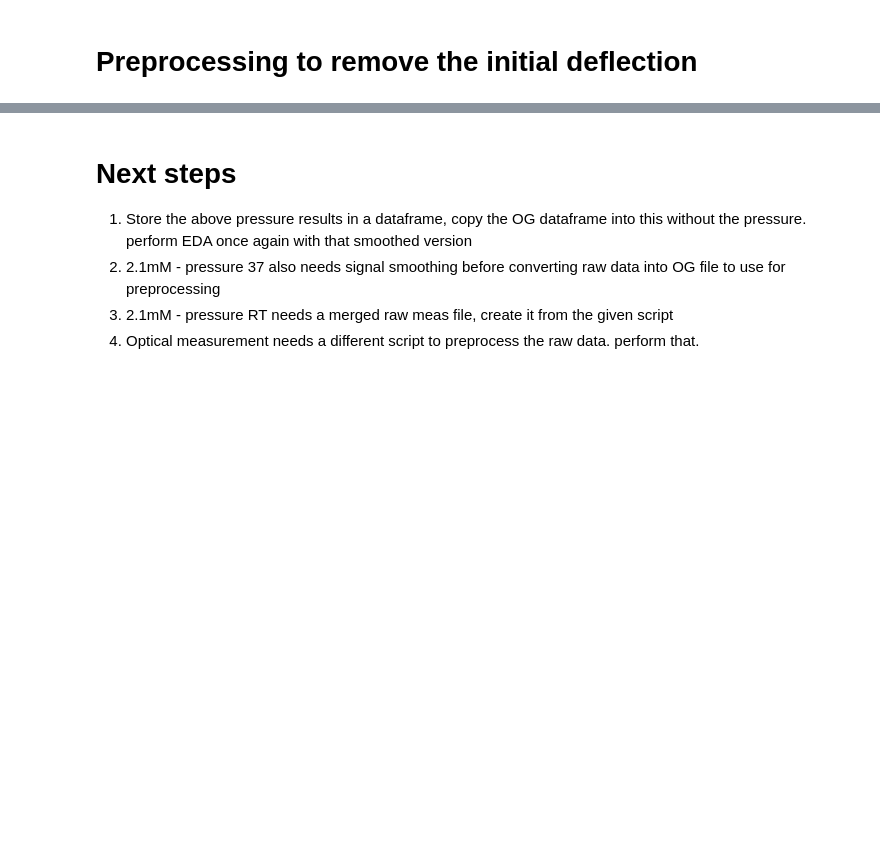
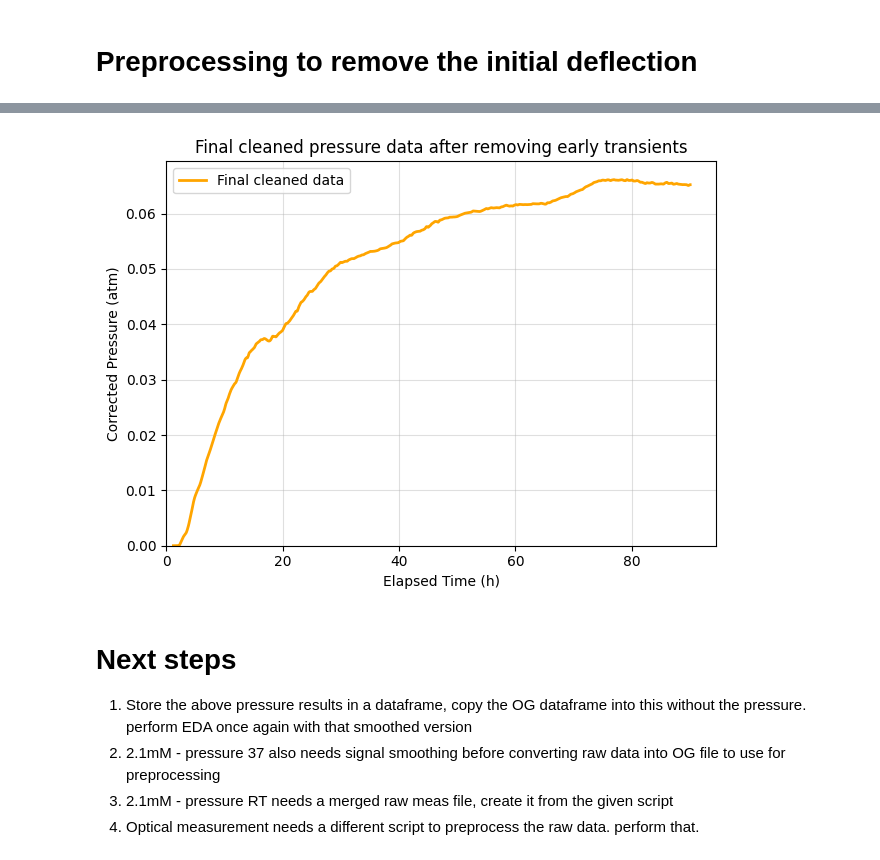
Before and after one commit to ChandrikaSethumadhavan/Master_Thesis, a Jupyter notebook: 37deg at 4mL/2_EDA_37deg.ipynb, the cells around one changed output, grey strips where cells are left out. Saved outputs shown, nothing was run; the diff lists cells and outputs as text; code cells hidden in the pictures; blank space fills up the shorter version.

```diff
--- a/37deg at 4mL/2_EDA_37deg.ipynb
+++ b/37deg at 4mL/2_EDA_37deg.ipynb
@@ -1545,3 +1559,25 @@ Samples/hour ≈ 3600.0, persist_n = 480, smooth_n = 180
+# %%
+#there are too many 0 values now, just keep 1 0 value and remove the rest
+nonzero_mask = p_corrected > 0
+first_nonzero_idx = np.argmax(nonzero_mask)
+t_final = t[first_nonzero_idx:]
+p_final = p_corrected[first_nonzero_idx:]
+p_final = np.clip(p_final, 0, None)
+
+
+#during plotting, the origin 0 should be common for x and y axis:
+plt.plot(t_final, p_final, label="Final cleaned data", color="orange", linewidth=2)
+plt.xlabel("Elapsed Time (h)")
+plt.ylabel("Corrected Pressure (atm)")
+plt.title("Final cleaned pressure data after removing early transients")
+plt.xlim(left=0)
+plt.ylim(bottom=0)
+plt.legend()
+plt.grid(True, alpha=0.4)
+plt.tight_layout()
+plt.show()
+# %% [output]
+[figure, added]
 # %% [markdown]
 # Next steps
 1. Store the above pressure results in a dataframe, copy the OG dataframe into this without the pressure. perform EDA once again with that smoothed version
```
Also changed, not shown: parts of 3 cells of this notebook.
